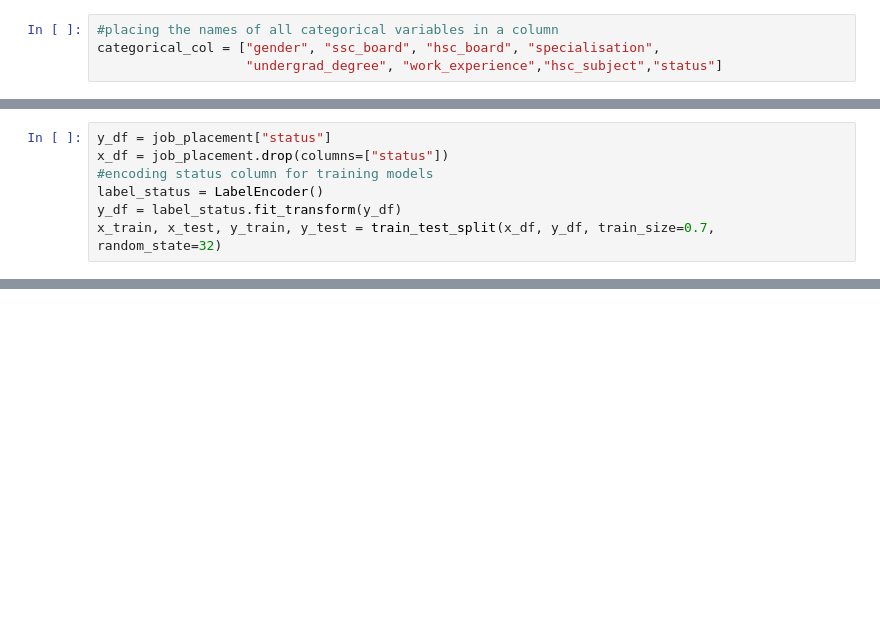
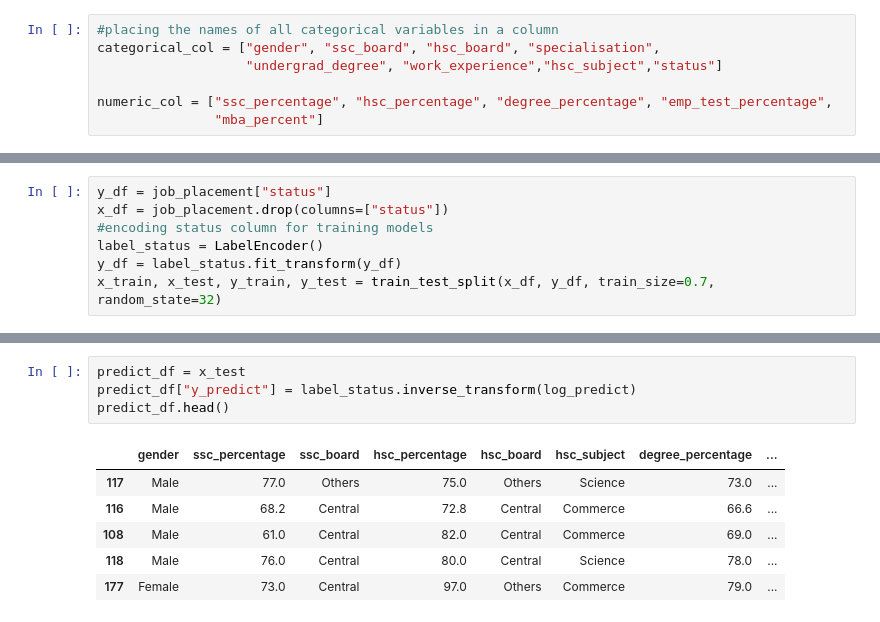
Before and after one commit to Dan23ws12/Kaggle-Job-Placement-Data-Analysis, a Jupyter notebook: Analysis and Predictions.ipynb, the cells around one changed output, grey strips where cells are left out. Drawn from its saved outputs; the diff is of its cells as text; blank space fills up the shorter version.

```diff
--- a/Analysis and Predictions.ipynb
+++ b/Analysis and Predictions.ipynb
@@ -65,6 +67,9 @@ memory usage: 22.0+ KB
 #placing the names of all categorical variables in a column
 categorical_col = ["gender", "ssc_board", "hsc_board", "specialisation",
                    "undergrad_degree", "work_experience","hsc_subject","status"]
+
+numeric_col = ["ssc_percentage", "hsc_percentage", "degree_percentage", "emp_test_percentage",
+               "mba_percent"]
 # %%
 #showing number fo unique values per categorical column
 job_placement[categorical_col].nunique()
@@ -165,0 +261,11 @@ rfc.fit(X=x_train, y=y_train)
+# %%
+predict_df = x_test
+predict_df["y_predict"] = label_status.inverse_transform(log_predict)
+predict_df.head()
+# %% [output]
+|  | gender | ssc_percentage | ssc_board | hsc_percentage | hsc_board | hsc_subject | degree_percentage | ... |
+| 117 | Male | 77.0 | Others | 75.0 | Others | Science | 73.0 | ... |
+| 116 | Male | 68.2 | Central | 72.8 | Central | Commerce | 66.6 | ... |
+| 108 | Male | 61.0 | Central | 82.0 | Central | Commerce | 69.0 | ... |
+| 118 | Male | 76.0 | Central | 80.0 | Central | Science | 78.0 | ... |
+| 177 | Female | 73.0 | Central | 97.0 | Others | Commerce | 79.0 | ... |
```
Also changed, not shown: parts of 13 cells of this notebook, 1 other file.
